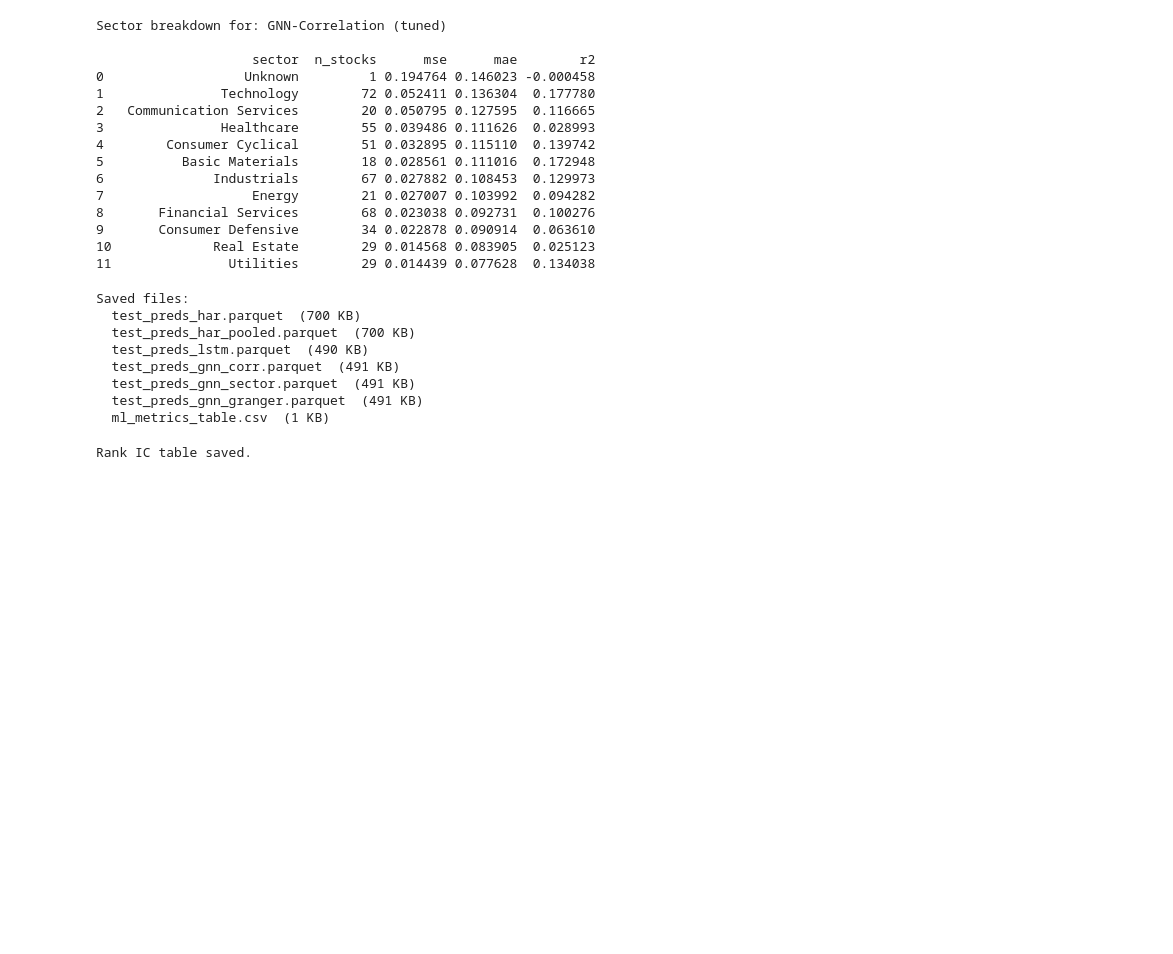
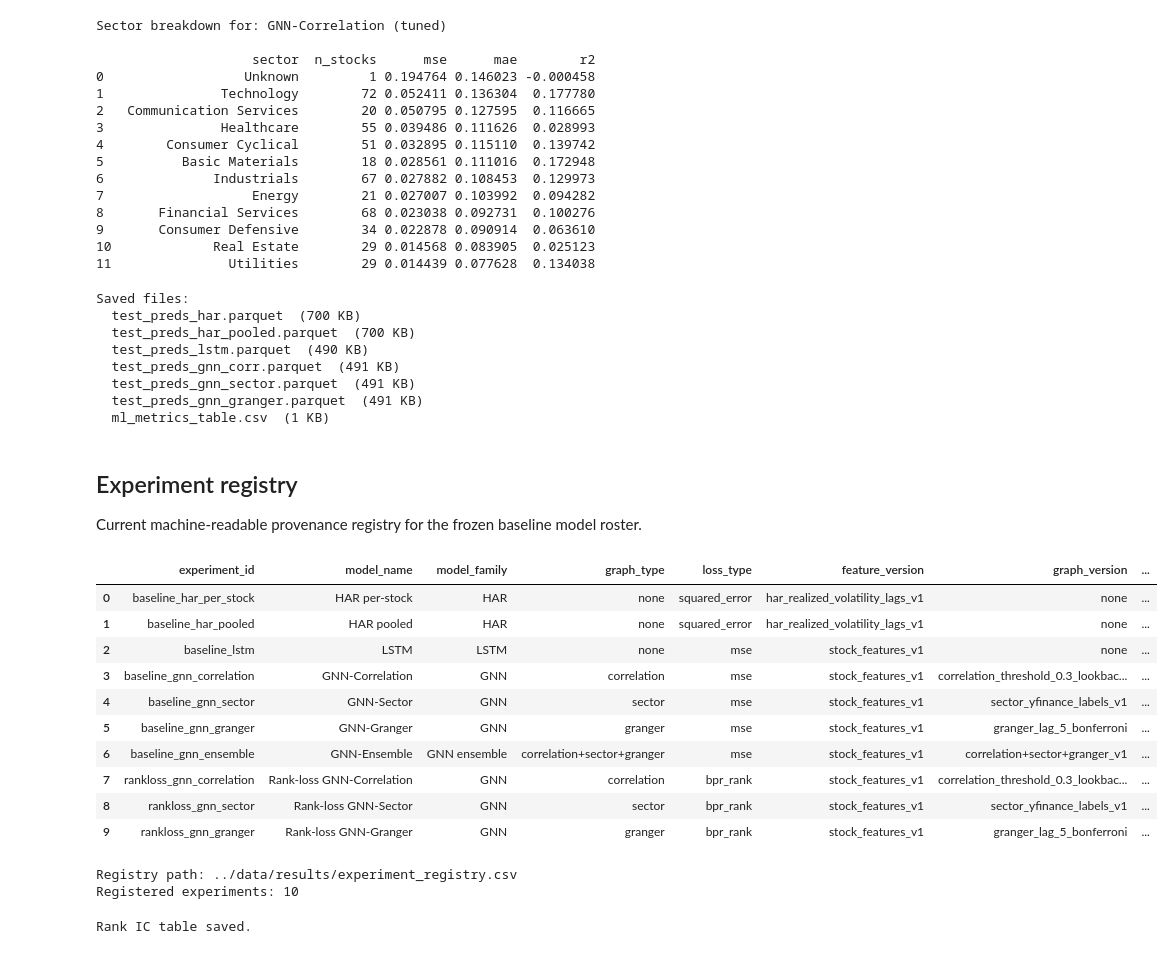
Before and after one commit to waderylan/sp500-gnn, a Jupyter notebook: notebooks/05_evaluate.ipynb, the cells around one changed output. Cells and saved outputs as stored; diff of their text form; code cells hidden in the pictures; blank space fills up the shorter version.

Commit message:
experiment registry

```diff
--- a/notebooks/05_evaluate.ipynb
+++ b/notebooks/05_evaluate.ipynb
@@ -183,6 +183,48 @@ Saved files:
   test_preds_gnn_sector.parquet  (491 KB)
   test_preds_gnn_granger.parquet  (491 KB)
   ml_metrics_table.csv  (1 KB)
+# %% [markdown]
+## Experiment registry
+
+Current machine-readable provenance registry for the frozen baseline model roster.
+# %%
+# REGISTRY_PREVIEW_CELL
+from pathlib import Path
+import pandas as pd
+from IPython.display import display
+
+registry_path = Path('../data/results/experiment_registry.csv')
+registry = pd.read_csv(registry_path)
+preview_cols = [
+    'experiment_id',
+    'model_name',
+    'model_family',
+    'graph_type',
+    'loss_type',
+    'feature_version',
+    'graph_version',
+    'checkpoint_path',
+    'validation_metrics_path',
+    'test_metrics_path',
+    'portfolio_metrics_path',
+]
+display(registry[preview_cols])
+print(f'Registry path: {registry_path.as_posix()}')
+print(f'Registered experiments: {len(registry)}')
+# %% [output]
+|  | experiment_id | model_name | model_family | graph_type | loss_type | feature_version | graph_version | ... |
+| 0 | baseline_har_per_stock | HAR per-stock | HAR | none | squared_error | har_realized_volatility_lags_v1 | none | ... |
+| 1 | baseline_har_pooled | HAR pooled | HAR | none | squared_error | har_realized_volatility_lags_v1 | none | ... |
+| 2 | baseline_lstm | LSTM | LSTM | none | mse | stock_features_v1 | none | ... |
+| 3 | baseline_gnn_correlation | GNN-Correlation | GNN | correlation | mse | stock_features_v1 | correlation_threshold_0.3_lookbac... | ... |
+| 4 | baseline_gnn_sector | GNN-Sector | GNN | sector | mse | stock_features_v1 | sector_yfinance_labels_v1 | ... |
+| 5 | baseline_gnn_granger | GNN-Granger | GNN | granger | mse | stock_features_v1 | granger_lag_5_bonferroni | ... |
+| 6 | baseline_gnn_ensemble | GNN-Ensemble | GNN ensemble | correlation+sector+granger | mse | stock_features_v1 | correlation+sector+granger_v1 | ... |
+| 7 | rankloss_gnn_correlation | Rank-loss GNN-Correlation | GNN | correlation | bpr_rank | stock_features_v1 | correlation_threshold_0.3_lookbac... | ... |
+| 8 | rankloss_gnn_sector | Rank-loss GNN-Sector | GNN | sector | bpr_rank | stock_features_v1 | sector_yfinance_labels_v1 | ... |
+| 9 | rankloss_gnn_granger | Rank-loss GNN-Granger | GNN | granger | bpr_rank | stock_features_v1 | granger_lag_5_bonferroni | ... |
+Registry path: ../data/results/experiment_registry.csv
+Registered experiments: 10
 # %%
 # Rank IC — cross-sectional Spearman correlation between predicted and actual RV.
 # All models are evaluated on the same 103 test weeks (2024-2025).
```
Also changed, not shown: 6 other files.
